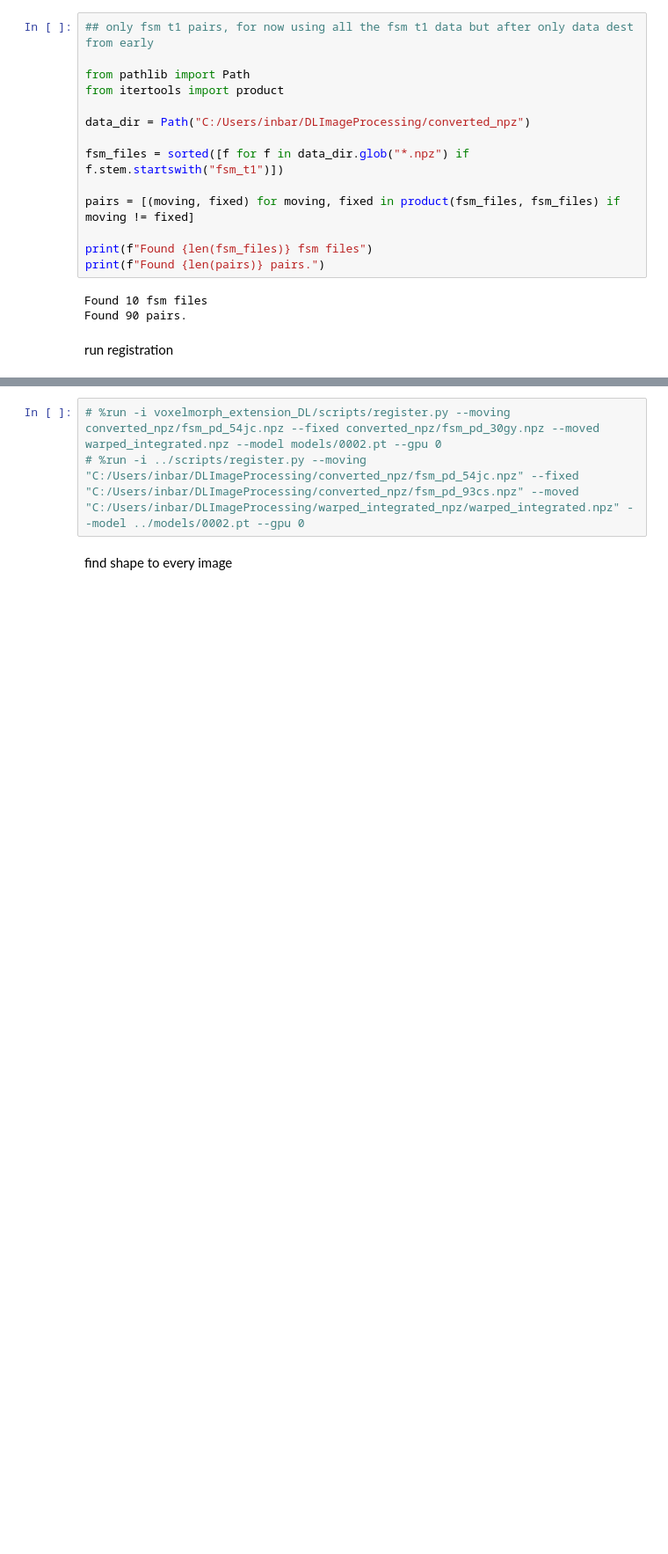
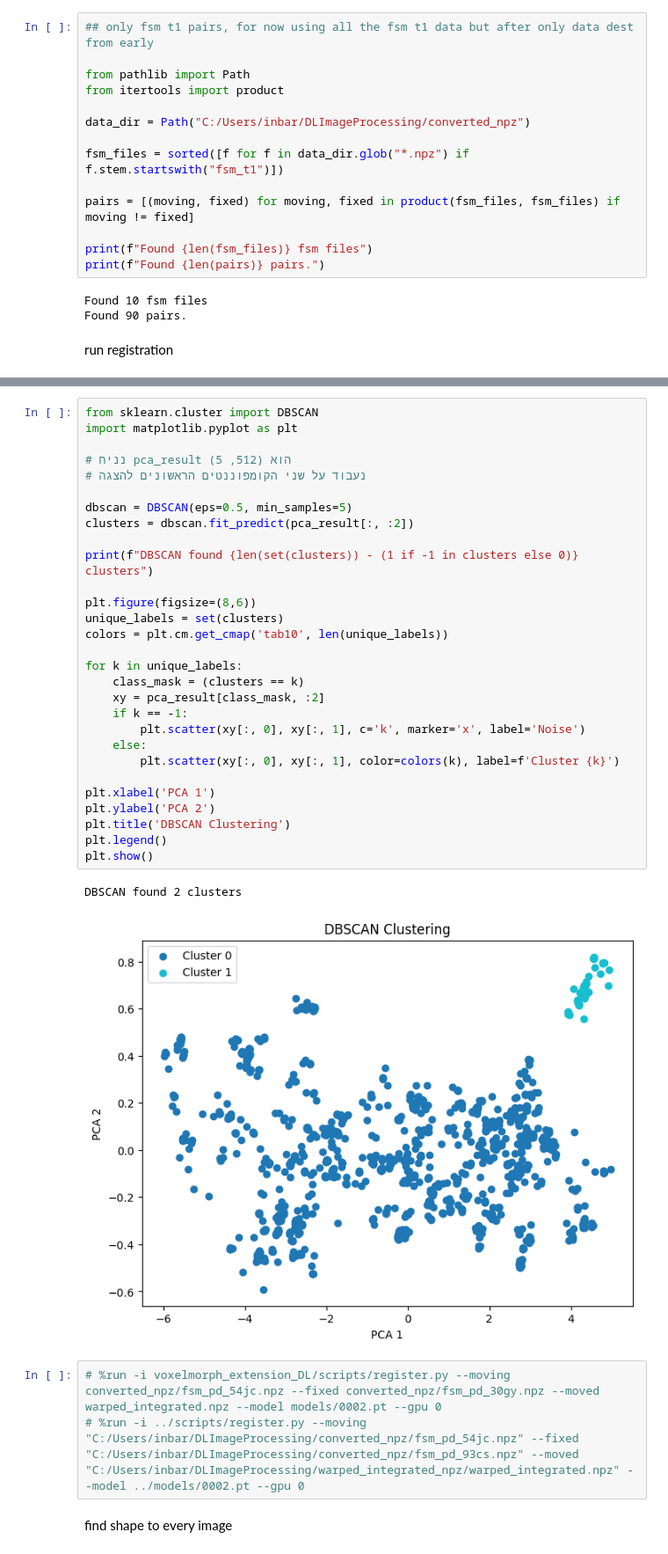
Before and after one commit to natamendelson/voxelmorph_extension_DL, a Jupyter notebook: main/get_started.ipynb, the cells around one changed output, grey strips where cells are left out. Shown at 88% size. Cells and saved outputs as stored; diff of their text form; blank space fills up the shorter version.

```diff
--- a/main/get_started.ipynb
+++ b/main/get_started.ipynb
@@ -187,3 +307,35 @@ saved: C:\Users\inbar\DLImageProcessing\converted_npz\warped_results\warped_fsm_
+# %%
+from sklearn.cluster import DBSCAN
+import matplotlib.pyplot as plt
+
+# נניח pca_result הוא (512, 5)
+# נעבוד על שני הקומפוננטים הראשונים להצגה
+
+dbscan = DBSCAN(eps=0.5, min_samples=5)
+clusters = dbscan.fit_predict(pca_result[:, :2])
+
+print(f"DBSCAN found {len(set(clusters)) - (1 if -1 in clusters else 0)} clusters")
+
+plt.figure(figsize=(8,6))
+unique_labels = set(clusters)
+colors = plt.cm.get_cmap('tab10', len(unique_labels))
+
+for k in unique_labels:
+    class_mask = (clusters == k)
+    xy = pca_result[class_mask, :2]
+    if k == -1:
+        plt.scatter(xy[:, 0], xy[:, 1], c='k', marker='x', label='Noise')
+    else:
+        plt.scatter(xy[:, 0], xy[:, 1], color=colors(k), label=f'Cluster {k}')
+
+plt.xlabel('PCA 1')
+plt.ylabel('PCA 2')
+plt.title('DBSCAN Clustering')
+plt.legend()
+plt.show()
+# %% [output]
+DBSCAN found 2 clusters
+[figure, added]
 # %%
 # %run -i voxelmorph_extension_DL/scripts/register.py --moving converted_npz/fsm_pd_54jc.npz --fixed converted_npz/fsm_pd_30gy.npz --moved warped_integrated.npz --model models/0002.pt --gpu 0
 # %run -i ../scripts/register.py --moving "C:/Users/inbar/DLImageProcessing/converted_npz/fsm_pd_54jc.npz" --fixed "C:/Users/inbar/DLImageProcessing/converted_npz/fsm_pd_93cs.npz" --moved "C:/Users/inbar/DLImageProcessing/warped_integrated_npz/warped_integrated.npz" --model ../models/0002.pt --gpu 0
```
Also changed, not shown: parts of 6 cells of this notebook, 3 other files.
